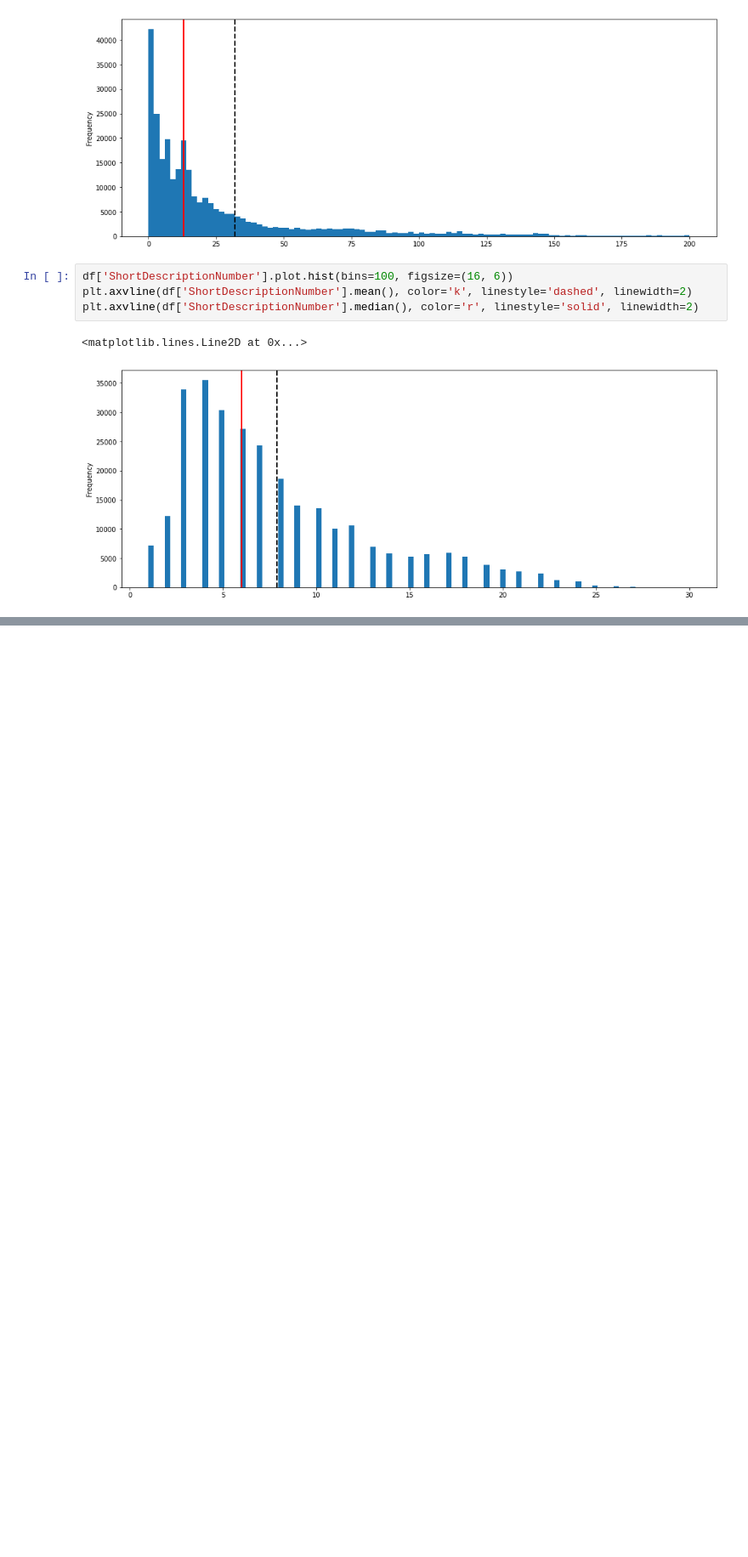
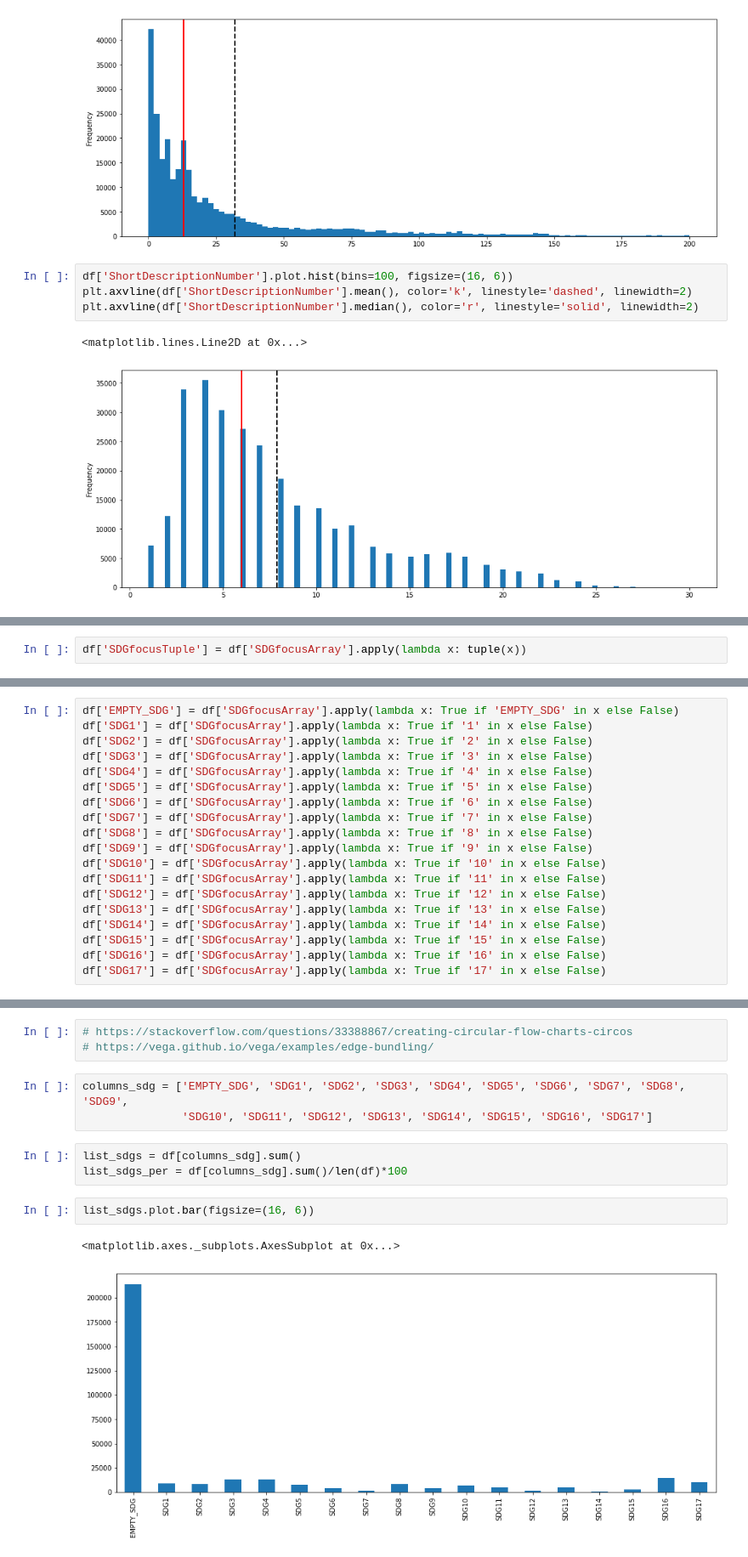
Before and after one commit to WisConT/oecd_financial_flows, a Jupyter notebook: notebooks/4.0-pb-ExploratoryDataAnalysisTestColumn.ipynb, the cells around one changed output, grey strips where cells are left out. Shown at 85% size. Drawn from its saved outputs; the diff is of its cells as text; blank space fills up the shorter version.

```diff
--- a/notebooks/4.0-pb-ExploratoryDataAnalysisTestColumn.ipynb
+++ b/notebooks/4.0-pb-ExploratoryDataAnalysisTestColumn.ipynb
@@ -143,0 +248,2 @@ plt.axvline(df['ShortDescriptionNumber'].median(), color='r', linestyle='solid',
+# %%
+df['SDGfocusTuple'] = df['SDGfocusArray'].apply(lambda x: tuple(x))
@@ -143,0 +288,19 @@ plt.axvline(df['ShortDescriptionNumber'].median(), color='r', linestyle='solid',
+# %%
+df['EMPTY_SDG'] = df['SDGfocusArray'].apply(lambda x: True if 'EMPTY_SDG' in x else False)
+df['SDG1'] = df['SDGfocusArray'].apply(lambda x: True if '1' in x else False)
+df['SDG2'] = df['SDGfocusArray'].apply(lambda x: True if '2' in x else False)
+df['SDG3'] = df['SDGfocusArray'].apply(lambda x: True if '3' in x else False)
+df['SDG4'] = df['SDGfocusArray'].apply(lambda x: True if '4' in x else False)
+df['SDG5'] = df['SDGfocusArray'].apply(lambda x: True if '5' in x else False)
+df['SDG6'] = df['SDGfocusArray'].apply(lambda x: True if '6' in x else False)
+df['SDG7'] = df['SDGfocusArray'].apply(lambda x: True if '7' in x else False)
+df['SDG8'] = df['SDGfocusArray'].apply(lambda x: True if '8' in x else False)
+df['SDG9'] = df['SDGfocusArray'].apply(lambda x: True if '9' in x else False)
+df['SDG10'] = df['SDGfocusArray'].apply(lambda x: True if '10' in x else False)
+df['SDG11'] = df['SDGfocusArray'].apply(lambda x: True if '11' in x else False)
+df['SDG12'] = df['SDGfocusArray'].apply(lambda x: True if '12' in x else False)
+df['SDG13'] = df['SDGfocusArray'].apply(lambda x: True if '13' in x else False)
+df['SDG14'] = df['SDGfocusArray'].apply(lambda x: True if '14' in x else False)
+df['SDG15'] = df['SDGfocusArray'].apply(lambda x: True if '15' in x else False)
+df['SDG16'] = df['SDGfocusArray'].apply(lambda x: True if '16' in x else False)
+df['SDG17'] = df['SDGfocusArray'].apply(lambda x: True if '17' in x else False)
@@ -143,0 +340,14 @@ plt.axvline(df['ShortDescriptionNumber'].median(), color='r', linestyle='solid',
+# %%
+# https://stackoverflow.com/questions/33388867/creating-circular-flow-charts-circos
+# https://vega.github.io/vega/examples/edge-bundling/
+# %%
+columns_sdg = ['EMPTY_SDG', 'SDG1', 'SDG2', 'SDG3', 'SDG4', 'SDG5', 'SDG6', 'SDG7', 'SDG8', 'SDG9',
+               'SDG10', 'SDG11', 'SDG12', 'SDG13', 'SDG14', 'SDG15', 'SDG16', 'SDG17']
+# %%
+list_sdgs = df[columns_sdg].sum()
+list_sdgs_per = df[columns_sdg].sum()/len(df)*100
+# %%
+list_sdgs.plot.bar(figsize=(16, 6))
+# %% [output]
+<matplotlib.axes._subplots.AxesSubplot at 0x...>
+[figure, added]
```
Also changed, not shown: parts of 22 cells of this notebook, 36 other files.
